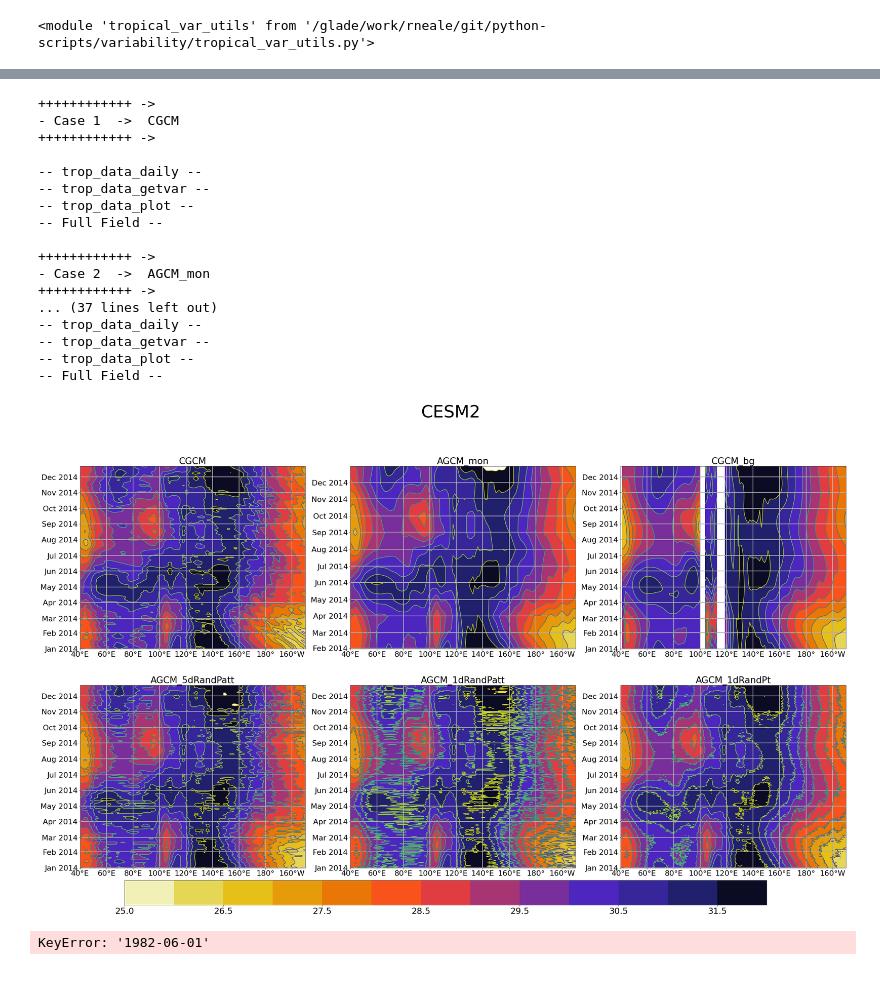
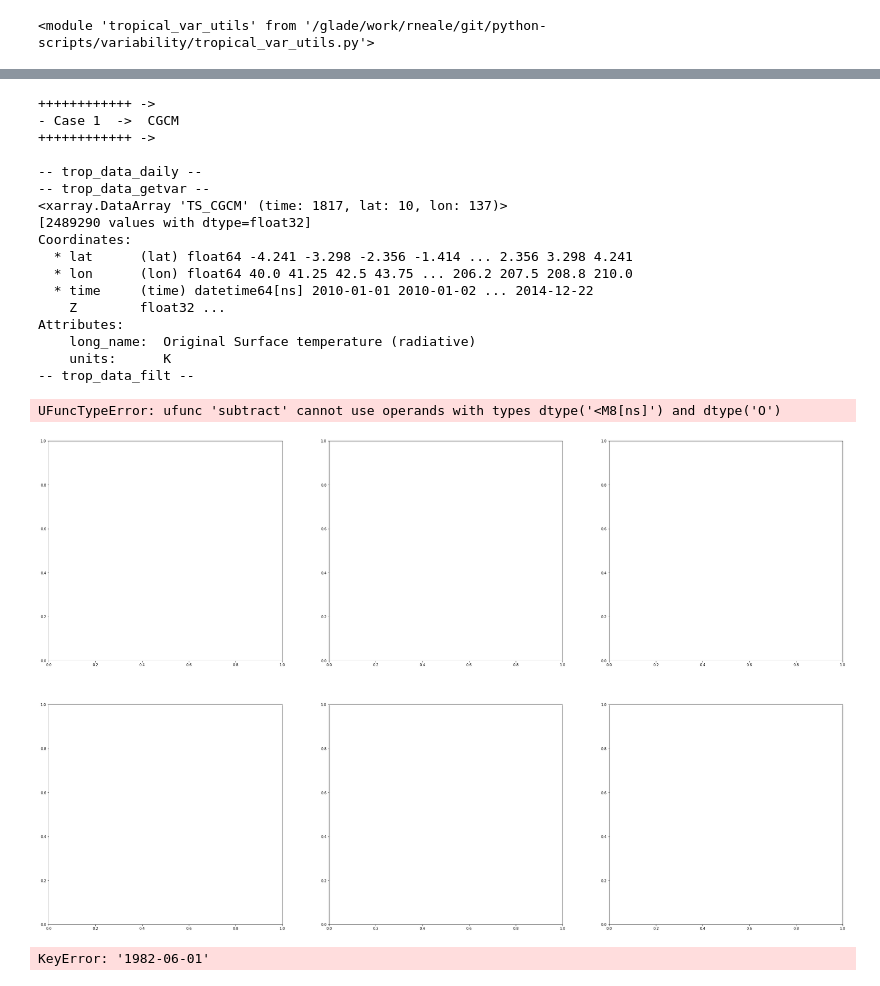
Before and after one commit to swrneale/python-scripts, a Jupyter notebook: variability/var_daily_cam_hov.ipynb, the cells around one changed output, grey strips where cells are left out. Saved outputs shown, nothing was run; the diff lists cells and outputs as text; code cells hidden in the pictures.

```diff
--- a/variability/var_daily_cam_hov.ipynb
+++ b/variability/var_daily_cam_hov.ipynb
@@ -69,12 +86,14 @@ dir_in = '/glade/work/rneale/MSMIP/sst/cesm2/'
 #dir_in = '/glade/work/rneale/MSMIP/sst/e3smv2/'
 
 mvar_name = 'TS'
-un_names = ['CGCM','AGCM_mon','CGCM_bg','AGCM_5dRandPatt','AGCM_1dRandPatt','AGCM_1dRandPt']
+run_names = ['CGCM','AGCM_mon','CGCM_bg','AGCM_5dRandPatt','AGCM_1dRandPatt','AGCM_1dRandPt']
 
-year_range = [2014, 2014]
-pyear_range  = [2014,2014]
+year_range = [2010, 2015]
+pyear_range  = [2013,2013]
 lat_range = [-5,5]
 lon_range  = [40,210]
+
+ps_sub = 'MCONT_bpass_'
 # %%
 # My utils
 #import tropical_var_utils as trop_var
@@ -95,47 +114,49 @@ for irr, ax in enumerate(ax_hov.ravel()):
 
 #
 # Read in data
 # Could use a class here and just read in lat/lon time range, once.??
 #
     var_name = trop_var.mvar2ovar(mvar_name,run_name)
 
     run_ds = trop_var.trop_data_daily(dir_in, run_name,set_name)
 
     data_var = trop_var.trop_data_getvar(run_ds, var_name, year_range,lat_range,lon_range)
-#    data_band = trop_var.trop_data_filt(data_var, 'band1')
+    print(data_var)
+    data_band = trop_var.trop_data_filt(data_var, 'band1')
 
     ax,pplot = trop_var.trop_data_plot(ax,run_name,data_var,pyear_range)
 
 
 # Final panel info.
 fig_hov.subplots_adjust(bottom=0.23)
 cbar_ax = fig_hov.add_axes([0.17, 0.17, 0.65, 0.04])
 
 fig_hov.colorbar(pplot, cax=cbar_ax, orientation="horizontal")
 
 cbar_ax.tick_params(labelsize=25)
 fig_hov.suptitle(set_name[0], fontsize=50)
 
-plt.savefig('MSMIP_all_'+set_name[0]+'.png', dpi=120, bbox_inches='tight')
+plt.savefig(ps_sub+'_'+set_name[0]+'.png', dpi=120, bbox_inches='tight')
 # %% [output]
 ++++++++++++ ->
 - Case 1  ->  CGCM
 ++++++++++++ ->
 
 -- trop_data_daily --
 -- trop_data_getvar --
--- trop_data_plot --
--- Full Field --
-
-++++++++++++ ->
-- Case 2  ->  AGCM_mon
-++++++++++++ ->
-... (37 lines left out)
--- trop_data_daily --
--- trop_data_getvar --
--- trop_data_plot --
--- Full Field --
+<xarray.DataArray 'TS_CGCM' (time: 1817, lat: 10, lon: 137)>
+[2489290 values with dtype=float32]
+Coordinates:
+  * lat      (lat) float64 -4.241 -3.298 -2.356 -1.414 ... 2.356 3.298 4.241
+  * lon      (lon) float64 40.0 41.25 42.5 43.75 ... 206.2 207.5 208.8 210.0
+  * time     (time) datetime64[ns] 2010-01-01 2010-01-02 ... 2014-12-22
+    Z        float32 ...
+Attributes:
+    long_name:  Original Surface temperature (radiative)
+    units:      K
+-- trop_data_filt --
+UFuncTypeError: ufunc 'subtract' cannot use operands with types dtype('<M8[ns]') and dtype('O')
-[figure, old version]
+[figure, new version]
 # %%
 data_var.sel(time="1982-06-01").plot()
 # %% [output]
```
Also changed, not shown: parts of 1 cell of this notebook, 21 other files.
